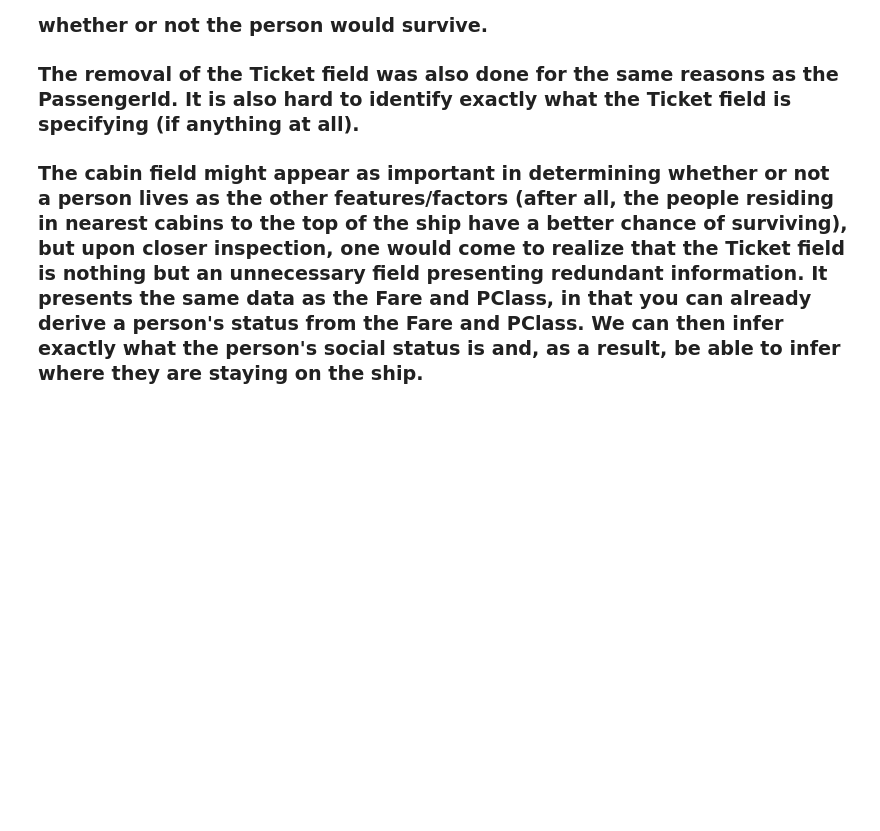
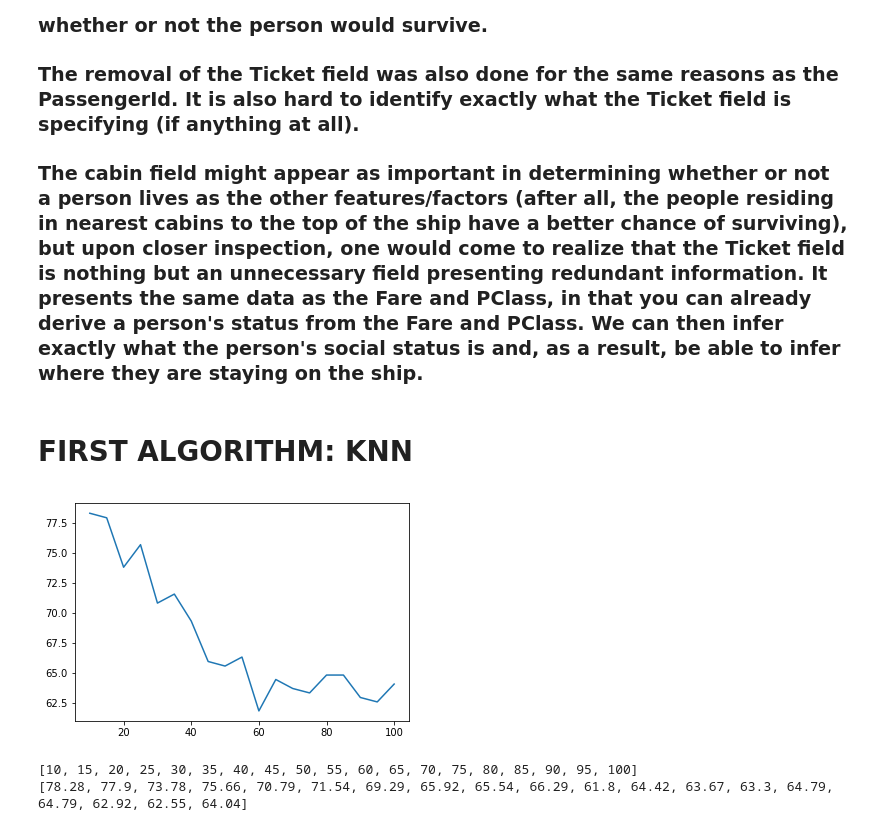
Before and after one commit to Densolator/MAC-LRN-Case-study, a Jupyter notebook: MAC-LRN Case Study.ipynb, the cells around one changed output. Cells and saved outputs as stored; diff of their text form; code cells hidden in the pictures; blank space fills up the shorter version.

Commit message:
ALGORITHMS

```diff
--- a/MAC-LRN Case Study.ipynb
+++ b/MAC-LRN Case Study.ipynb
@@ -24,8 +24,8 @@
 import pandas as pd
 import numpy as np
 import seaborn as sns
-trainfile = pd.read_csv("/Users/Jericho/Documents/Subjects/MAC-LRN/all/train.csv")
-testfile = pd.read_csv("/Users/Jericho/Documents/Subjects/MAC-LRN/all/test.csv")
+trainfile = pd.read_csv("train.csv")
+testfile = pd.read_csv("test.csv")
 # %% [markdown]
 # Data analysis
 ### The dataset that we used had many different features per person, all of which we deemed necessary in determining whether or not the person would live, except for the Passenger ID, ticket field and cabin(more on this later). There were many anomalies in the dataset, such as null fields, fields that contained different datatypes than intended (int fields having chars), etc. Thus the data cleaning.
@@ -65,8 +65,8 @@ sns.countplot(x='Survived', data=trainfile);
 ### The removal of the Ticket field was also done for the same reasons as the PassengerId. It is also hard to identify exactly what the Ticket field is specifying (if anything at all).
 ### The cabin field might appear as important in determining whether or not a person lives as the other features/factors (after all, the people residing in nearest cabins to the top of the ship have a better chance of surviving), but upon closer inspection, one would come to realize that the Ticket field is nothing but an unnecessary field presenting redundant information. It presents the same data as the Fare and PClass, in that you can already derive a person's status from the Fare and PClass. We can then infer exactly what the person's social status is and, as a result, be able to infer where they are staying on the ship.
 # %%
-columnsdropped = ['PassengerId', 'Ticket', 'Cabin']
-trainfile.drop(columnsdropped, inplace = True, axis = 1)
-for x in range(0, trainfile['Age'].size - 1):
-    if pd.isnull(trainfile.Age.iloc[x]):
-        trainfile.at[x, 'Age'] = np.random.uniform(low = trainfile.Age.min(), high = trainfile.Age.max())
+#columnsdropped = ['PassengerId', 'Ticket', 'Cabin']
+#trainfile.drop(columnsdropped, inplace = True, axis = 1)
+#for x in range(0, trainfile['Age'].size - 1):
+#    if pd.isnull(trainfile.Age.iloc[x]):
+#        trainfile.at[x, 'Age'] = np.random.uniform(low = trainfile.Age.min(), high = trainfile.Age.max())
@@ -72,0 +89,41 @@ for x in range(0, trainfile['Age'].size - 1):
+# %%
+#combining and splitting data to remove 'bias'
+from sklearn.model_selection import train_test_split
+
+train_data,test_data,train_labels,test_labels=train_test_split(data,label,random_state=7,train_size=0.7, test_size=0.3)
+# %% [markdown]
+# FIRST ALGORITHM: KNN
+# %%
+#start KNN
+import matplotlib.pyplot as plt
+from sklearn.metrics import accuracy_score
+from sklearn.neighbors import KNeighborsClassifier
+
+neigh = []
+xs = []
+for x in range(10,105,5):
+
+    knn=KNeighborsClassifier(n_neighbors=x)
+    knn.fit(data,label)
+
+    predictions=knn.predict(test_data)
+    #print(predictions)
+
+    #accuracy percentage
+    neigh.append(round(accuracy_score(test_labels,predictions)*100,2))
+    xs.append(x)
+
+plt.plot(xs, neigh)
+plt.show()
+
+print(xs)
+print(neigh)
+    #what you can do here is LOOP yung whole KNN code (peds mo naman ilagay into one cell lahat)
+    #so you loop and increment mo yung 'n_neighbors' paremeter ng KNeighborsClassifier
+    #then you store the different accuracies per iteration in an array to check how many neighbors is best to use
+    #tas i-graph mo using matplotlib
+    #add it nalang sa next cell
+# %% [output]
+[figure, added]
+[10, 15, 20, 25, 30, 35, 40, 45, 50, 55, 60, 65, 70, 75, 80, 85, 90, 95, 100]
+[78.28, 77.9, 73.78, 75.66, 70.79, 71.54, 69.29, 65.92, 65.54, 66.29, 61.8, 64.42, 63.67, 63.3, 64.79, 64.79, 62.92, 62.55, 64.04]
```
Also changed, not shown: parts of 5 cells of this notebook, 2 other files.
